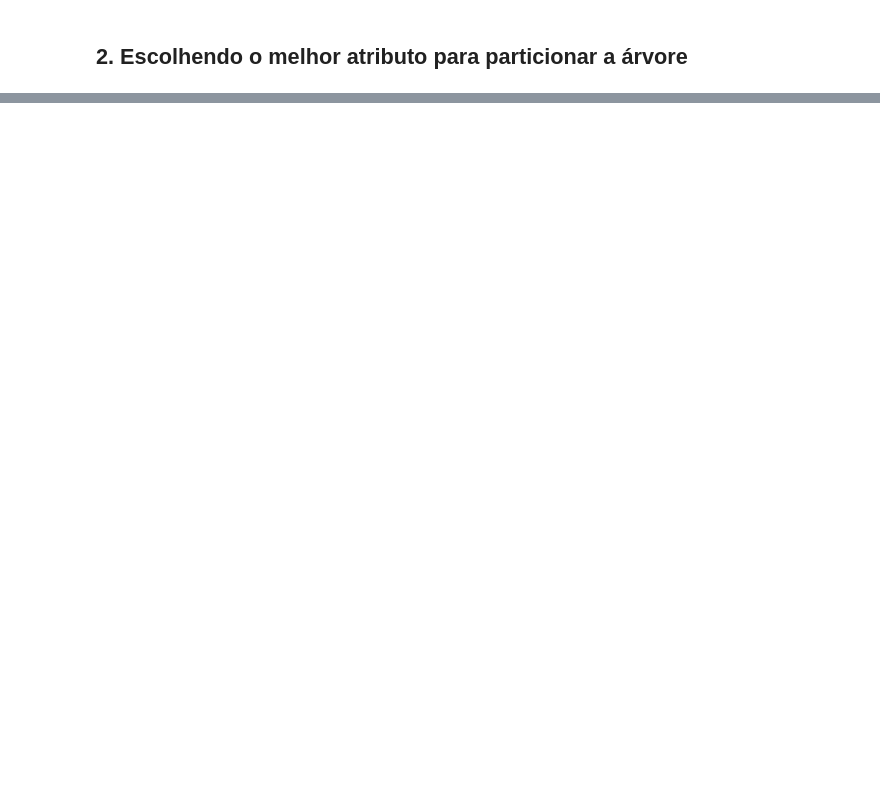
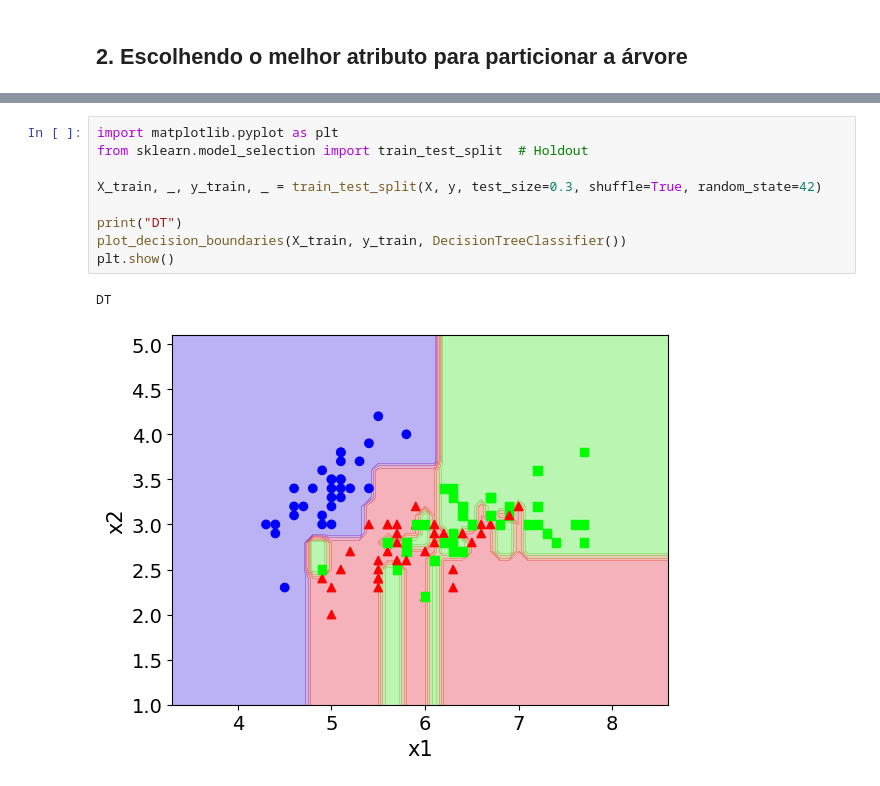
Before and after one commit to smastelini/eng-soft-ml-uel, a Jupyter notebook: aula-5.ipynb, the cells around one changed output, grey strips where cells are left out. Saved outputs shown, nothing was run; the diff lists cells and outputs as text; blank space fills up the shorter version.

```diff
--- a/aula-5.ipynb
+++ b/aula-5.ipynb
@@ -182,0 +401,12 @@ plt.show()
+# %%
+import matplotlib.pyplot as plt
+from sklearn.model_selection import train_test_split  # Holdout
+
+X_train, _, y_train, _ = train_test_split(X, y, test_size=0.3, shuffle=True, random_state=42)
+
+print("DT")
+plot_decision_boundaries(X_train, y_train, DecisionTreeClassifier())
+plt.show()
+# %% [output]
+DT
+[figure, added]
```
Also changed, not shown: parts of 58 cells of this notebook, 1 other file.
